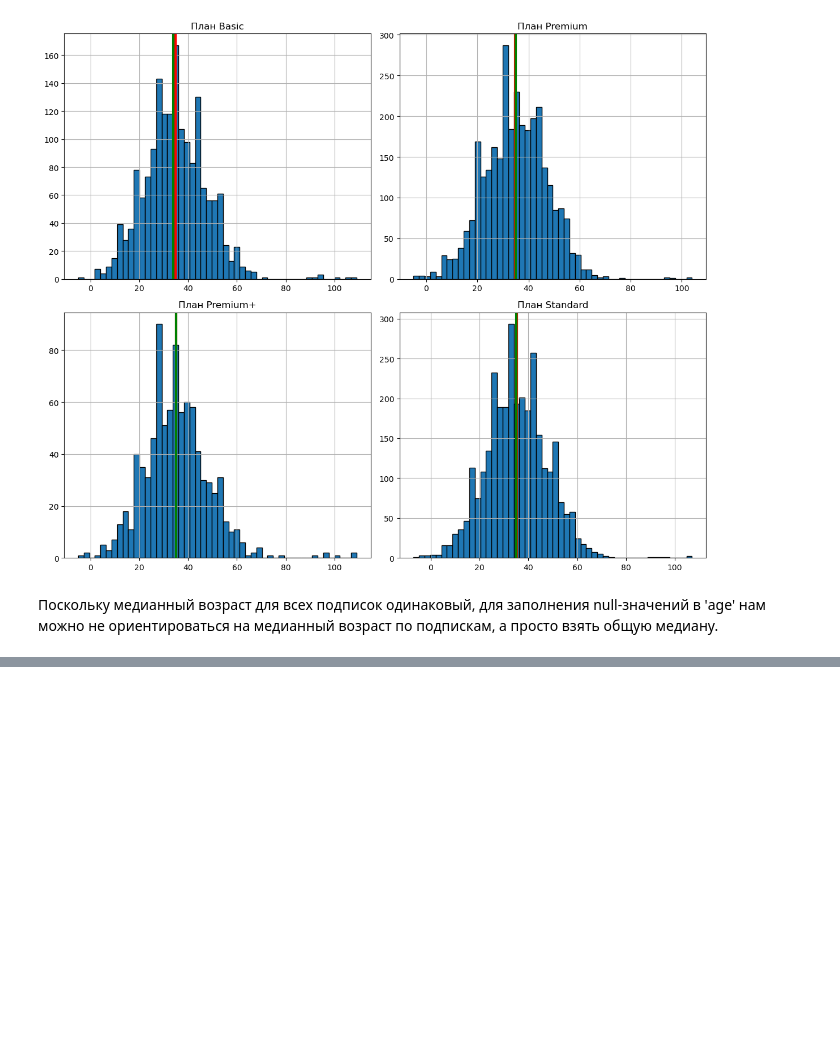
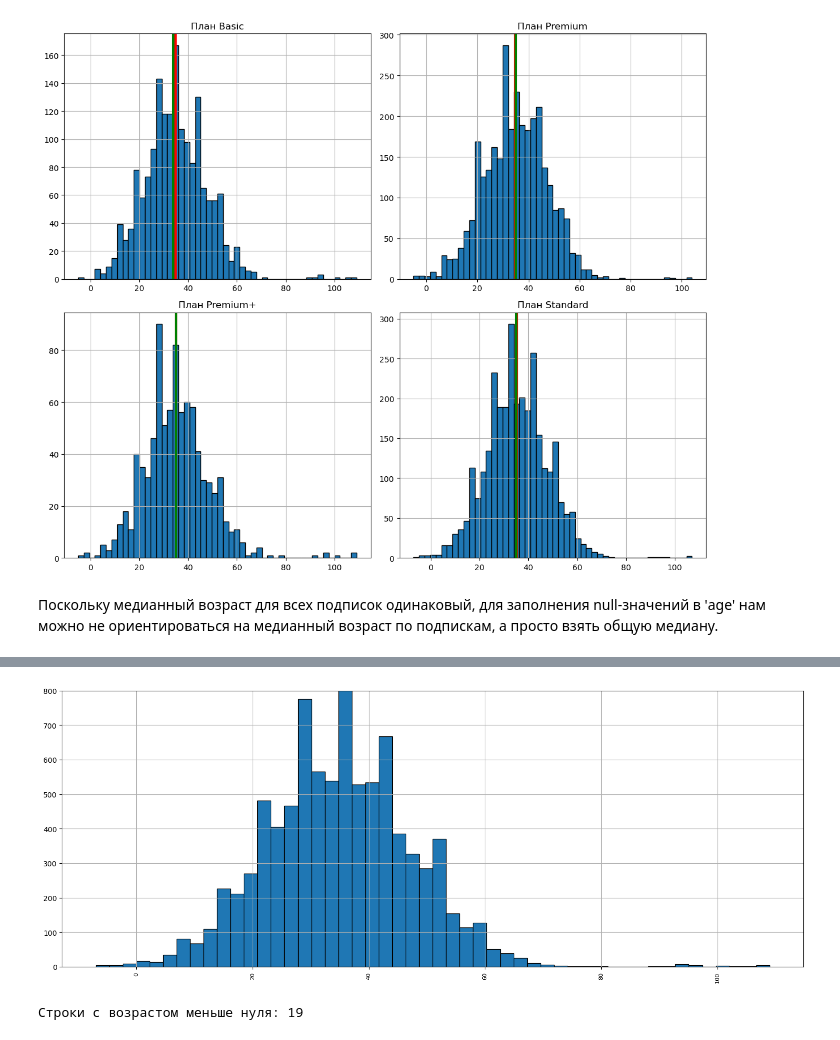
Before and after one commit to rouch314/netflix-users-behavior-analysis, a Jupyter notebook: netflix-analysis.ipynb, the cells around one changed output, grey strips where cells are left out. Saved outputs shown, nothing was run; the diff lists cells and outputs as text; code cells hidden in the pictures; blank space fills up the shorter version.

```diff
--- a/netflix-analysis.ipynb
+++ b/netflix-analysis.ipynb
@@ -299,0 +322,3 @@ Name: age, Length: 130, dtype: float64
+# %%
+users_clean['monthly_spend'] = users_clean.groupby('subscription_plan')['monthly_spend'].transform(lambda x: x.fillna(x.median()))
+users_clean['monthly_spend'].info()
@@ -299,0 +357,3 @@ Name: age, Length: 130, dtype: float64
+# %%
+users_clean['household_size'] = users_clean.groupby('country')['household_size'].transform(lambda x: x.fillna(x.median()))
+print(f"\nПропущенные значения:\n{users_clean.isnull().sum()}")
@@ -299,0 +379,12 @@ Name: age, Length: 130, dtype: float64
+# %%
+plt.figure(figsize=(15, 6))
+users_clean['age'].hist(bins=50, edgecolor='black', linewidth=0.9)
+plt.xticks(fontsize=8, rotation=90)
+plt.ylim(0, 800)
+plt.tight_layout()
+plt.show()
+
+print(f'Строки с возрастом меньше нуля: {users_clean[users_clean['age'] < 0]['age'].count()}')
+# %% [output]
+[figure, added]
+Строки с возрастом меньше нуля: 19
```
Also changed, not shown: parts of 12 cells of this notebook.
